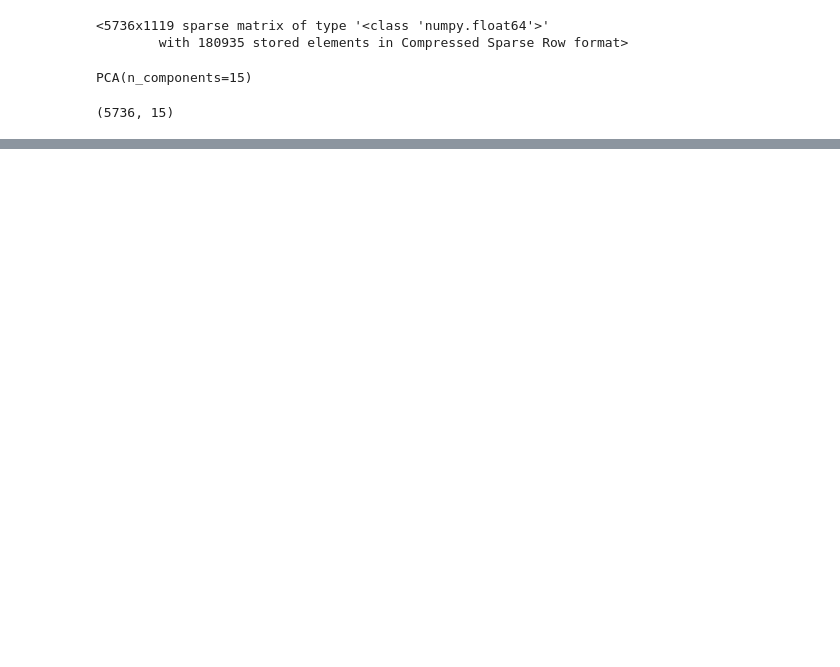
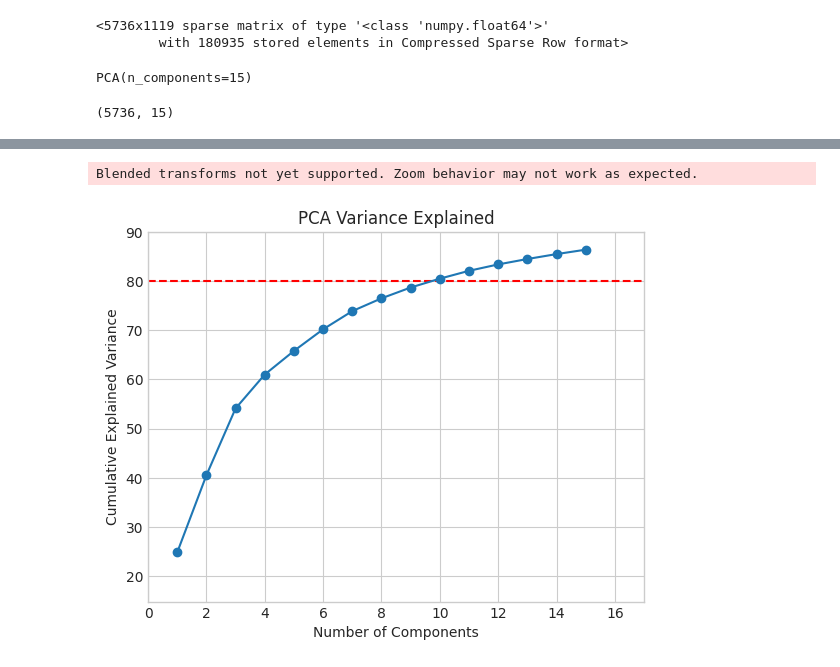
Before and after one commit to Drnjenkins/praxis-2023, a Jupyter notebook: 25-PCA.ipynb, the cells around one changed output, grey strips where cells are left out. Drawn from its saved outputs; the diff is of its cells as text; code cells hidden in the pictures; blank space fills up the shorter version.

```diff
--- a/25-PCA.ipynb
+++ b/25-PCA.ipynb
@@ -186,2 +221,23 @@ plt.show()
+# %%
+import numpy as np
+import matplotlib.pyplot as plt
+import mpld3
+
+var = np.cumsum(np.round(pca.explained_variance_ratio_, decimals=3)*100)
+
+fig, ax = plt.subplots()
+ax.set_xlabel('Number of Components')
+ax.set_ylabel('Cumulative Explained Variance')
+ax.set_title('PCA Variance Explained')
+ax.set_ylim(min(var)-10,90)
+ax.set_xlim(0,17)
+plt.style.use('seaborn-whitegrid')
+ax.axhline(y=80, color='r', linestyle='--')
+ax.plot(range(1, len(cumulative_variance) + 1), var, marker='o')
+
+mpld3.save_html(fig, f"{working_directory}/pca_explained_variance_with_{n_components}_components.html")
+# %% [output]
+Blended transforms not yet supported. Zoom behavior may not work as expected.
+[figure, added]
 # %%
 import plotly.express as px
```
Also changed, not shown: parts of 35 cells of this notebook, 3 other files.
